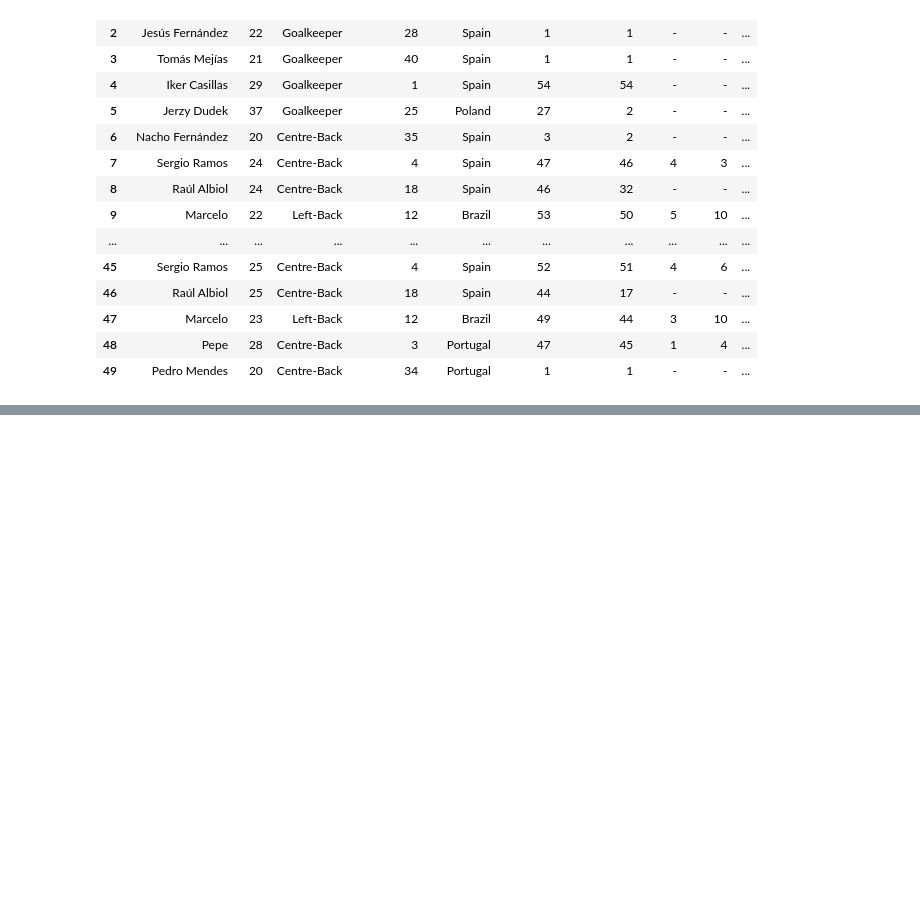
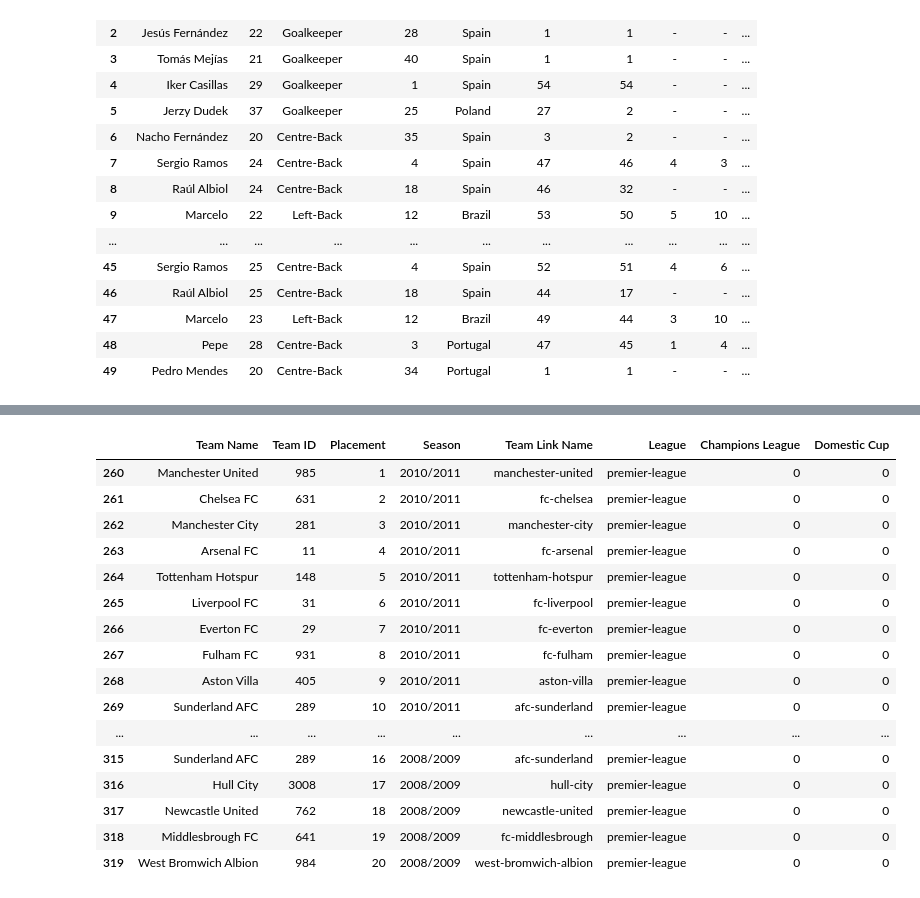
Before and after one commit to Ajaiah-D/Data-Mining-TOTY-Prediction, a Jupyter notebook: TransferMarktScraping.ipynb, the cells around one changed output, grey strips where cells are left out. Saved outputs shown, nothing was run; the diff lists cells and outputs as text; code cells hidden in the pictures; blank space fills up the shorter version.

```diff
--- a/TransferMarktScraping.ipynb
+++ b/TransferMarktScraping.ipynb
@@ -282,0 +528,20 @@ df.head(50)
+# %%
+league_dfs['ligue'].tail(60)
+# %% [output]
+|  | Team Name | Team ID | Placement | Season | Team Link Name | League | Champions League | Domestic Cup |
+| 260 | Manchester United | 985 | 1 | 2010/2011 | manchester-united | premier-league | 0 | 0 |
+| 261 | Chelsea FC | 631 | 2 | 2010/2011 | fc-chelsea | premier-league | 0 | 0 |
+| 262 | Manchester City | 281 | 3 | 2010/2011 | manchester-city | premier-league | 0 | 0 |
+| 263 | Arsenal FC | 11 | 4 | 2010/2011 | fc-arsenal | premier-league | 0 | 0 |
+| 264 | Tottenham Hotspur | 148 | 5 | 2010/2011 | tottenham-hotspur | premier-league | 0 | 0 |
+| 265 | Liverpool FC | 31 | 6 | 2010/2011 | fc-liverpool | premier-league | 0 | 0 |
+| 266 | Everton FC | 29 | 7 | 2010/2011 | fc-everton | premier-league | 0 | 0 |
+| 267 | Fulham FC | 931 | 8 | 2010/2011 | fc-fulham | premier-league | 0 | 0 |
+| 268 | Aston Villa | 405 | 9 | 2010/2011 | aston-villa | premier-league | 0 | 0 |
+| 269 | Sunderland AFC | 289 | 10 | 2010/2011 | afc-sunderland | premier-league | 0 | 0 |
+| ... | ... | ... | ... | ... | ... | ... | ... | ... |
+| 315 | Sunderland AFC | 289 | 16 | 2008/2009 | afc-sunderland | premier-league | 0 | 0 |
+| 316 | Hull City | 3008 | 17 | 2008/2009 | hull-city | premier-league | 0 | 0 |
+| 317 | Newcastle United | 762 | 18 | 2008/2009 | newcastle-united | premier-league | 0 | 0 |
+| 318 | Middlesbrough FC | 641 | 19 | 2008/2009 | fc-middlesbrough | premier-league | 0 | 0 |
+| 319 | West Bromwich Albion | 984 | 20 | 2008/2009 | west-bromwich-albion | premier-league | 0 | 0 |
```
Also changed, not shown: parts of 21 cells of this notebook.
